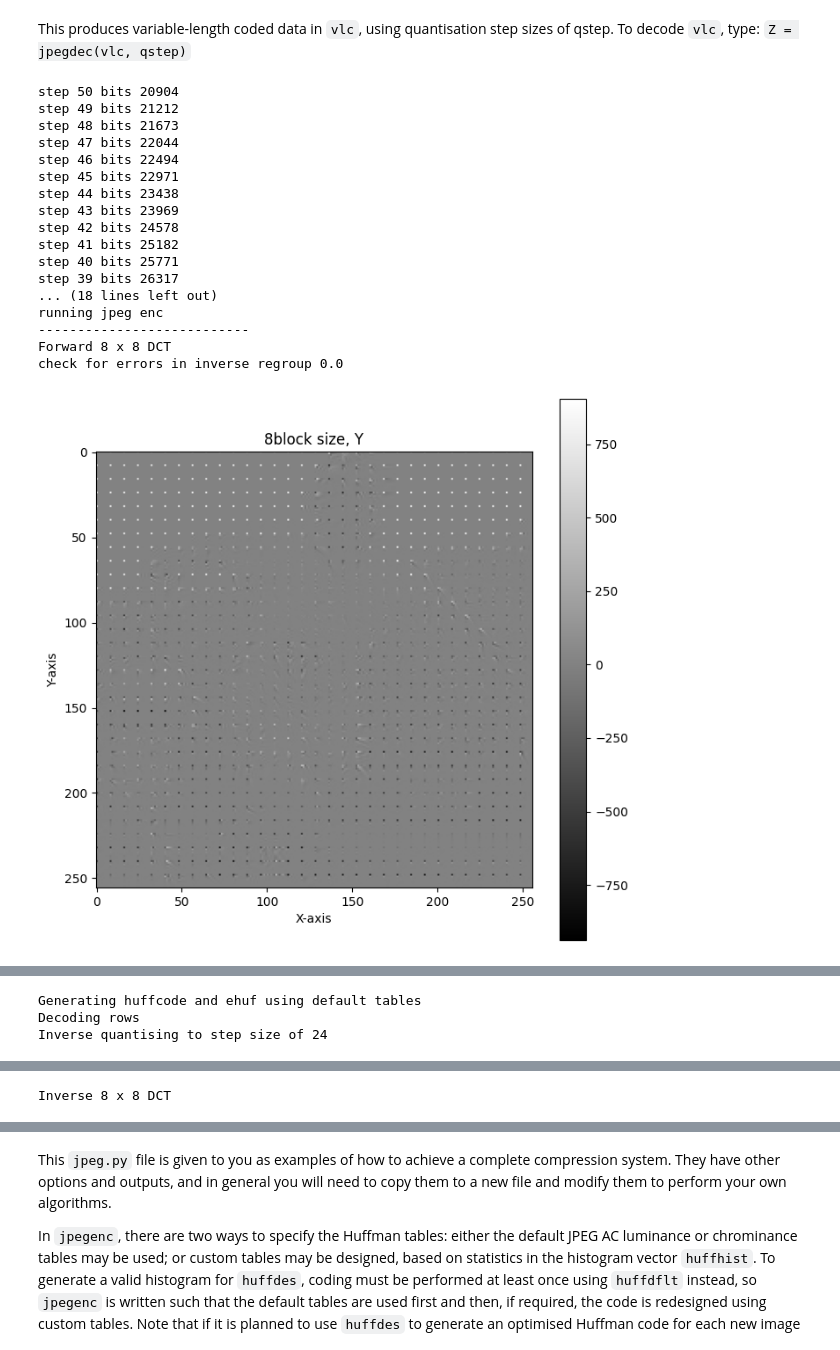
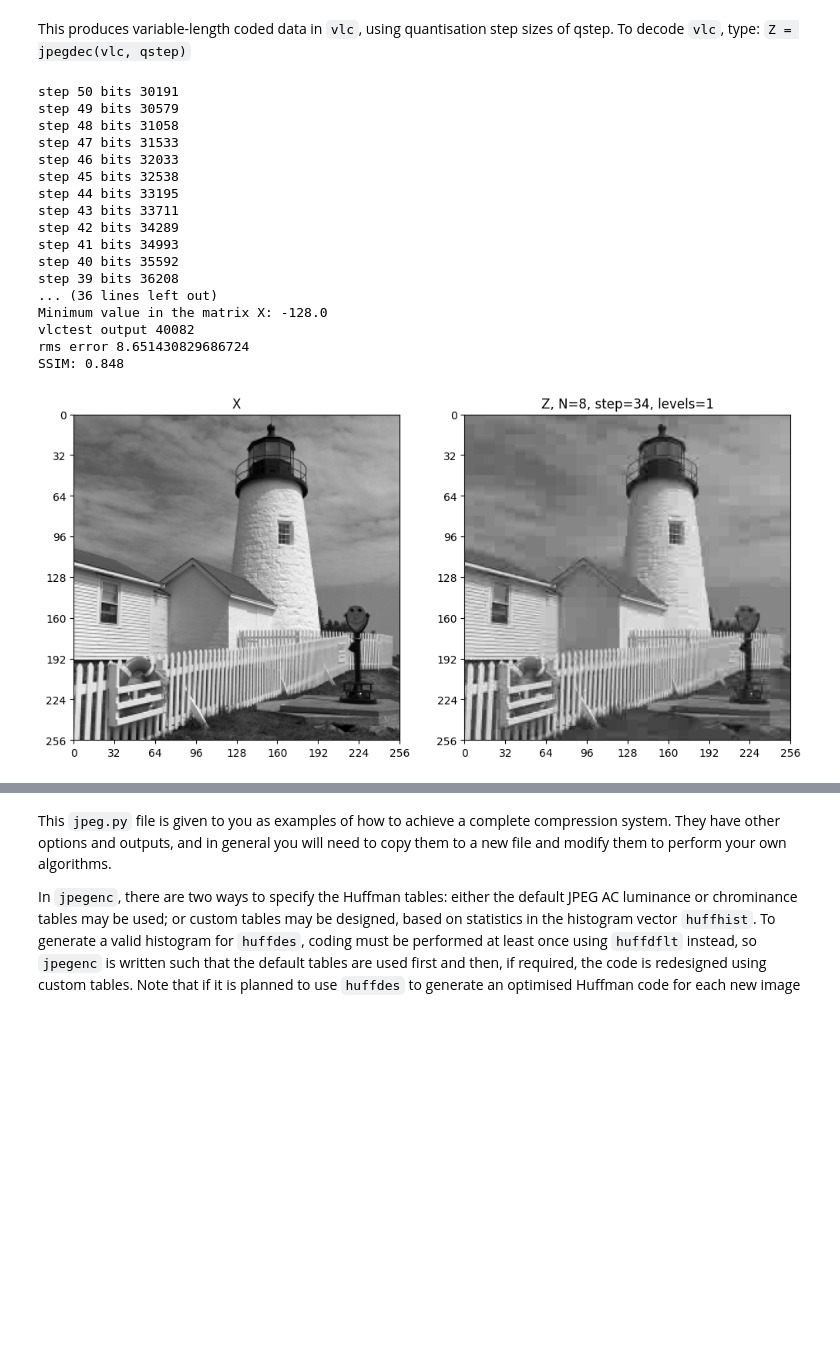
Before and after one commit to AndrewKeYanzhe/cued_sf2_lab-master, a Jupyter notebook: 12-huffman_2LayerDCT.ipynb, the cells around one changed output, grey strips where cells are left out. Cells and saved outputs as stored; diff of their text form; code cells hidden in the pictures; blank space fills up the shorter version.

Commit message:
plot 1 level DCT

```diff
--- a/12-huffman_2LayerDCT.ipynb
+++ b/12-huffman_2LayerDCT.ipynb
@@ -127,9 +127,9 @@ qstep = 46.5
 # bridge and flamingo are the test images + 1 more
 
 X, _ = load_mat_img(img='lighthouse.mat', img_info='X', cmap_info={'map', 'map2'})
-X, _ = load_mat_img(img='bridge.mat', img_info='X', cmap_info={'map'})
-X, _ = load_mat_img(img='flamingo.mat', img_info='X')
-X, _ = load_mat_img(img='SF2_competition_image_2024.mat', img_info='X')
+# X, _ = load_mat_img(img='bridge.mat', img_info='X', cmap_info={'map'})
+# X, _ = load_mat_img(img='flamingo.mat', img_info='X')
+# X, _ = load_mat_img(img='SF2_competition_image_2024.mat', img_info='X')
 
 
 
@@ -190,7 +190,7 @@ import contextlib
 
 N=M=8
 
-levels=2.1
+levels=1
 
 
 def f(step_size, N, default_tables=True):
@@ -264,7 +264,7 @@ print("\nrunning jpeg enc\n---------------------------")
 
 
 # ************************************
-vlc, hufftab = jpegenc(X, optimal_step_size, N=N, M=M, levels=levels, dcbits=8, plot_graphs=True)
+vlc, hufftab = jpegenc(X, optimal_step_size, N=N, M=M, levels=levels, dcbits=8, plot_graphs=False)
 # vlc, hufftab = jpegenc(X[:128,:128], optimal_step_size, N=N, M=M, levels=1, dcbits=8)
 
 
@@ -276,7 +276,7 @@ print("bits for hufftab",bits_for_hufftab)
 print("total bits:",bits_for_coded_image+bits_for_hufftab,"\n")
 
 # ************************************
-Z = jpegdec(vlc, optimal_step_size, N=N, M=M,dcbits=8, levels=levels, plot_graphs=True)
+Z = jpegdec(vlc, optimal_step_size, N=N, M=M,dcbits=8, levels=levels, plot_graphs=False)
 # Z = jpegdec(vlc, optimal_step_size, H=128,W=128,N=N, M=M,dcbits=8, levels=1)
 
 
@@ -292,54 +292,67 @@ min_value = np.min(Z)
 print("Maximum value in the matrix Z:", max_value)
 print("Minimum value in the matrix Z:", min_value)
 
 # Find the maximum and minimum values
 max_value = np.max(X)
 min_value = np.min(X)
 
 # Print the results
 print("Maximum value in the matrix X:", max_value)
 print("Minimum value in the matrix X:", min_value)
 
 print("vlctest output", vlctest(vlc))
 print("rms error",np.std(X-Z))
 
 ssim_index = calculate_ssim( X , Z)
 print(f"SSIM: {ssim_index:.3f}")
 
 
-fig, ax = plt.subplots(figsize=(6,6))  # Adjust the figure size as needed
+# fig, ax = plt.subplots(figsize=(6,6))  # Adjust the figure size as needed
 
 
-# Plot the block matrix
-im_obj = ax.imshow(Z, aspect='auto', cmap='gray')
-ax.set_title(f"Z, N={N}, step={optimal_step_size}, levels={levels}")
+# # Plot the block matrix
+# im_obj = ax.imshow(Z, aspect='auto', cmap='gray')
+# ax.set_title(f"Z, N={N}, step={optimal_step_size}, levels={levels}")
 
-plt.tight_layout()  # Adjust the layout
-plt.show()
+# plt.tight_layout()  # Adjust the layout
+# plt.show()
 
 # plt.figure(figsize=(8, 8))
 # plt.imshow(Z, cmap='gray', aspect='equal')
 # plt.colorbar()  # Show color scale
 # plt.title(str(N)+" block size, Zi_r")
 # plt.xlabel('X-axis')
 # plt.ylabel('Y-axis')
 # plt.show()
+
+# Create the figure with a larger size
+fig, axs = plt.subplots(1, 2, figsize=(12, 6))
+
+# Assuming `plot_image` is a custom function to plot the images
+plot_image(X, ax=axs[0])
+axs[0].set(title="X")
+
+plot_image(Z, ax=axs[1])
+axs[1].set(title=f"Z, N={N}, step={optimal_step_size}, levels={levels}")
+
+# Show the figure
+plt.show()
 # %% [output]
-step 50 bits 20904
-step 49 bits 21212
-step 48 bits 21673
-step 47 bits 22044
-step 46 bits 22494
-step 45 bits 22971
-step 44 bits 23438
-step 43 bits 23969
-step 42 bits 24578
-step 41 bits 25182
-step 40 bits 25771
-step 39 bits 26317
-... (18 lines left out)
-running jpeg enc
----------------------------
-Forward 8 x 8 DCT
-check for errors in inverse regroup 0.0
+step 50 bits 30191
+step 49 bits 30579
+step 48 bits 31058
+step 47 bits 31533
+step 46 bits 32033
+step 45 bits 32538
+step 44 bits 33195
+step 43 bits 33711
+step 42 bits 34289
+step 41 bits 34993
+step 40 bits 35592
+step 39 bits 36208
+... (36 lines left out)
+Minimum value in the matrix X: -128.0
+vlctest output 40082
+rms error 8.651430829686724
+SSIM: 0.848
-[figure, old version]
+[figure, new version]
@@ -365,3 +358,0 @@ Inverse 4 x 4 DCT
-Generating huffcode and ehuf using default tables
-Decoding rows
-Inverse quantising to step size of 24
@@ -369 +358,0 @@ Inverse quantising to step size of 24
-Inverse 8 x 8 DCT
```
Also changed, not shown: parts of 4 cells of this notebook.
